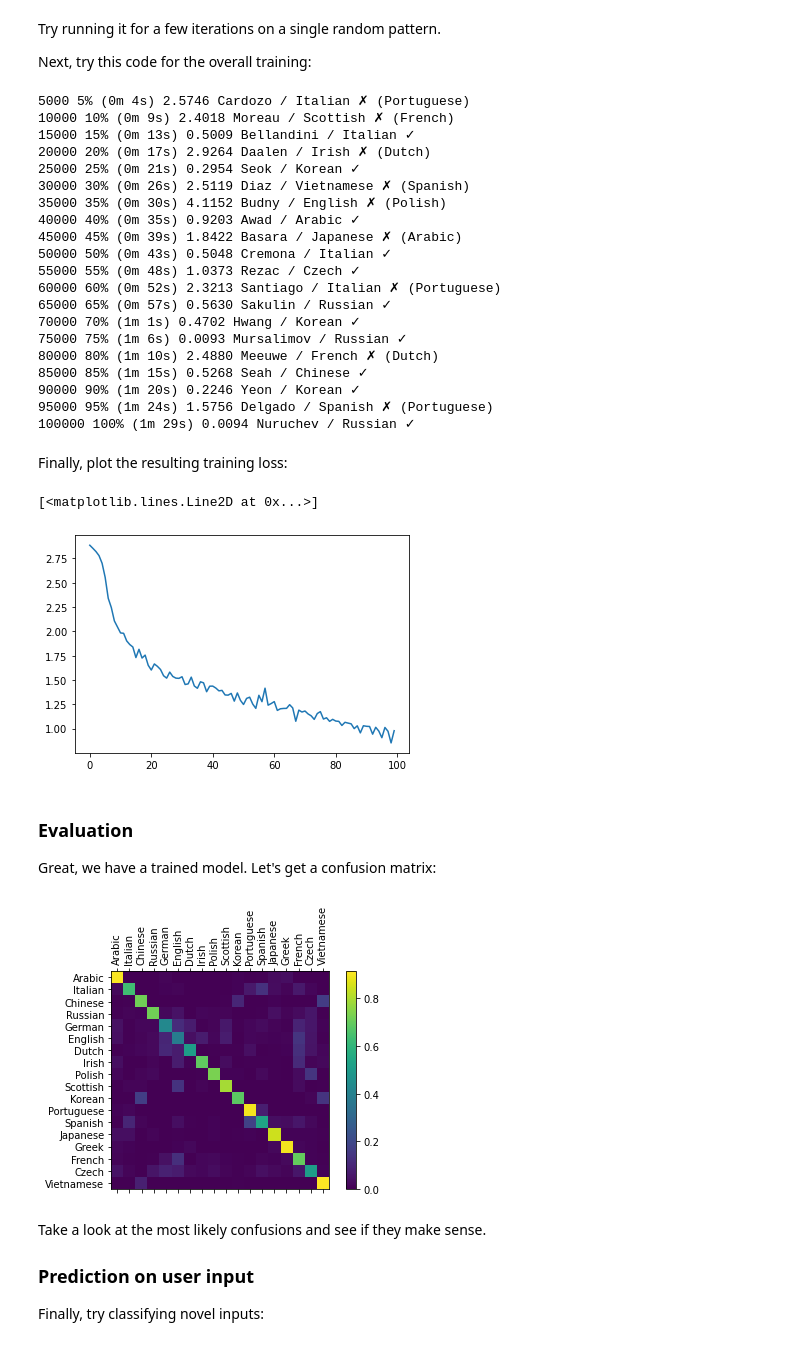
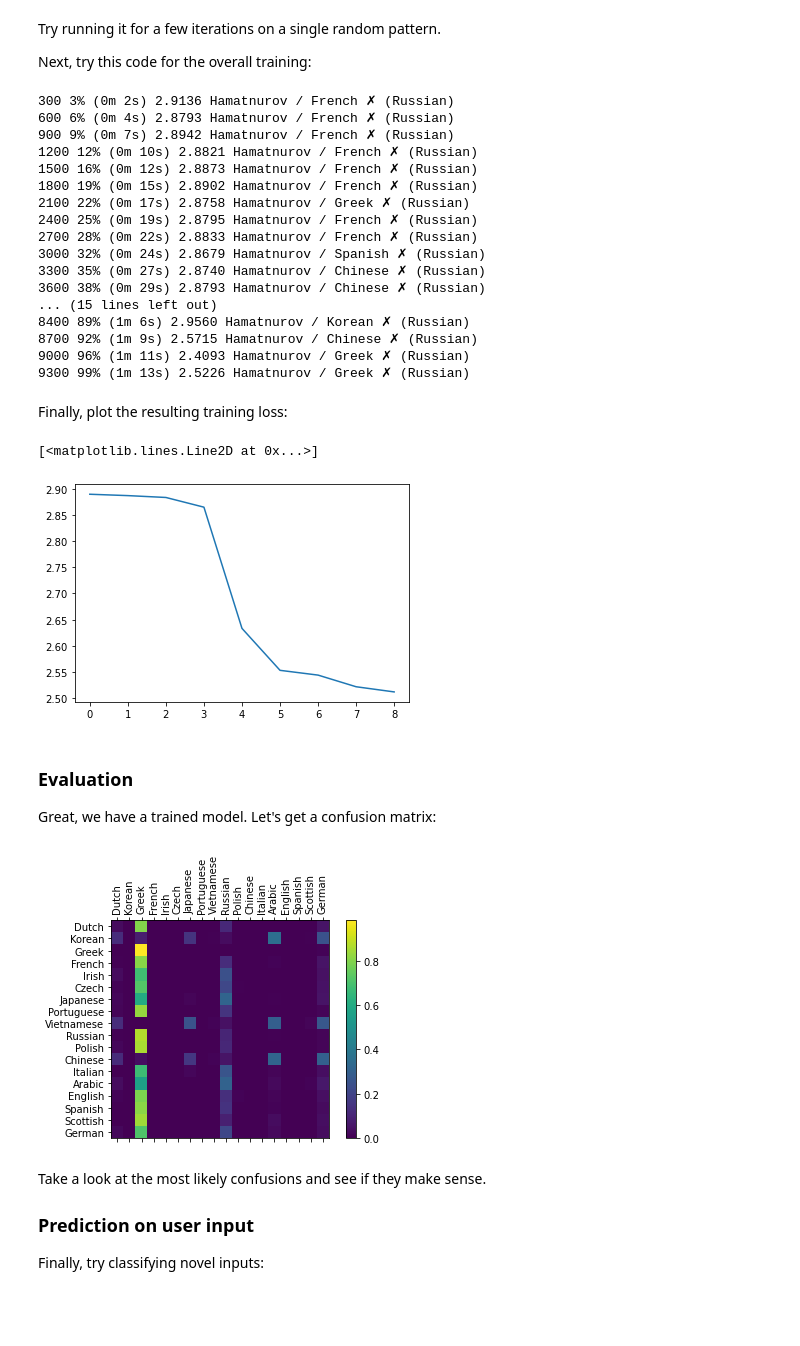
Before and after one commit to zMaxKunGz/RTML, a Jupyter notebook: Labs/09-RNNs/09-RNNs.ipynb, the cells around one changed output. Saved outputs shown, nothing was run; the diff lists cells and outputs as text; code cells hidden in the pictures; blank space fills up the shorter version.

Commit message:
lab09 RNN added minibatch

```diff
--- a/Labs/09-RNNs/09-RNNs.ipynb
+++ b/Labs/09-RNNs/09-RNNs.ipynb
@@ -285,10 +283,11 @@ class RNN(nn.Module):
         output = self.softmax(output)
         return output, hidden
 
-    def initHidden(self):
-        return torch.zeros(1, self.hidden_size)
+    def initHidden(self, size):
+        return torch.zeros(size, self.hidden_size)
 
 n_hidden = 128
+
 rnn = RNN(n_letters, n_hidden, n_categories)
 # %% [markdown]
 A quick inspection shows that this only implements one time step for the model.
@@ -397,7 +396,7 @@ Then a function for training on one sequence:
 learning_rate = 0.005 # If you set this too high, it might explode. If too low, it might not learn
 
 def train(category_tensor, line_tensor):
-    hidden = rnn.initHidden()
+    hidden = rnn.initHidden(batch_size)
 
     rnn.zero_grad()
 
@@ -420,9 +419,10 @@ Next, try this code for the overall training:
 import time
 import math
 
-n_iters = 100000
-print_every = 5000
+n_iters = 300000
+print_every = 300
 plot_every = 1000
+batch_size = 32
 
 # Keep track of losses for plotting
 current_loss = 0
@@ -437,42 +437,39 @@ def timeSince(since):
 
 start = time.time()
 
-for iter in range(1, n_iters + 1):
-    category, line, category_tensor, line_tensor = randomTrainingExample()
-    output, loss = train(category_tensor, line_tensor)
+for iter in range(1, int((n_iters + 1)/batch_size)):
+    labels, minibatch_line_tensors = random_build_mini_batch(batch_size)
+    output, loss = train(labels, minibatch_line_tensors)
     current_loss += loss
 
     # Print iter number, loss, name and guess
     if iter % print_every == 0:
         guess, guess_i = categoryFromOutput(output)
         correct = '✓' if guess == category else '✗ (%s)' % category
-        print('%d %d%% (%s) %.4f %s / %s %s' % (iter, iter / n_iters * 100, timeSince(start), loss, line, guess, correct))
+        print('%d %d%% (%s) %.4f %s / %s %s' % (iter, iter / (n_iters/batch_size) * 100, timeSince(start), loss, line, guess, correct))
 
     # Add current loss avg to list of losses
     if iter % plot_every == 0:
         all_losses.append(current_loss / plot_every)
         current_loss = 0
 # %% [output]
-5000 5% (0m 4s) 2.5746 Cardozo / Italian ✗ (Portuguese)
-10000 10% (0m 9s) 2.4018 Moreau / Scottish ✗ (French)
-15000 15% (0m 13s) 0.5009 Bellandini / Italian ✓
-20000 20% (0m 17s) 2.9264 Daalen / Irish ✗ (Dutch)
-25000 25% (0m 21s) 0.2954 Seok / Korean ✓
-30000 30% (0m 26s) 2.5119 Diaz / Vietnamese ✗ (Spanish)
-35000 35% (0m 30s) 4.1152 Budny / English ✗ (Polish)
-40000 40% (0m 35s) 0.9203 Awad / Arabic ✓
-45000 45% (0m 39s) 1.8422 Basara / Japanese ✗ (Arabic)
-50000 50% (0m 43s) 0.5048 Cremona / Italian ✓
-55000 55% (0m 48s) 1.0373 Rezac / Czech ✓
-60000 60% (0m 52s) 2.3213 Santiago / Italian ✗ (Portuguese)
-65000 65% (0m 57s) 0.5630 Sakulin / Russian ✓
-70000 70% (1m 1s) 0.4702 Hwang / Korean ✓
-75000 75% (1m 6s) 0.0093 Mursalimov / Russian ✓
-80000 80% (1m 10s) 2.4880 Meeuwe / French ✗ (Dutch)
-85000 85% (1m 15s) 0.5268 Seah / Chinese ✓
-90000 90% (1m 20s) 0.2246 Yeon / Korean ✓
-95000 95% (1m 24s) 1.5756 Delgado / Spanish ✗ (Portuguese)
-100000 100% (1m 29s) 0.0094 Nuruchev / Russian ✓
+300 3% (0m 2s) 2.9136 Hamatnurov / French ✗ (Russian)
+600 6% (0m 4s) 2.8793 Hamatnurov / French ✗ (Russian)
+900 9% (0m 7s) 2.8942 Hamatnurov / French ✗ (Russian)
+1200 12% (0m 10s) 2.8821 Hamatnurov / French ✗ (Russian)
+1500 16% (0m 12s) 2.8873 Hamatnurov / French ✗ (Russian)
+1800 19% (0m 15s) 2.8902 Hamatnurov / French ✗ (Russian)
+2100 22% (0m 17s) 2.8758 Hamatnurov / Greek ✗ (Russian)
+2400 25% (0m 19s) 2.8795 Hamatnurov / French ✗ (Russian)
+2700 28% (0m 22s) 2.8833 Hamatnurov / French ✗ (Russian)
+3000 32% (0m 24s) 2.8679 Hamatnurov / Spanish ✗ (Russian)
+3300 35% (0m 27s) 2.8740 Hamatnurov / Chinese ✗ (Russian)
+3600 38% (0m 29s) 2.8793 Hamatnurov / Chinese ✗ (Russian)
+... (15 lines left out)
+8400 89% (1m 6s) 2.9560 Hamatnurov / Korean ✗ (Russian)
+8700 92% (1m 9s) 2.5715 Hamatnurov / Chinese ✗ (Russian)
+9000 96% (1m 11s) 2.4093 Hamatnurov / Greek ✗ (Russian)
+9300 99% (1m 13s) 2.5226 Hamatnurov / Greek ✗ (Russian)
 # %% [markdown]
  Finally, plot the resulting training loss:
 # %%
@@ -483,7 +480,7 @@ plt.figure()
 plt.plot(all_losses)
 # %% [output]
 [<matplotlib.lines.Line2D at 0x...>]
-[figure, old version]
+[figure, new version]
 # %% [markdown]
 ### Evaluation
 
@@ -495,7 +492,7 @@ n_confusion = 10000
 
 # Just return an output given a line
 def evaluate(line_tensor):
-    hidden = rnn.initHidden()
+    hidden = rnn.initHidden(1)
 
     for i in range(line_tensor.size()[0]):
         output, hidden = rnn(line_tensor[i], hidden)
@@ -504,34 +501,34 @@ def evaluate(line_tensor):
 
 # Go through a bunch of examples and record which are correctly guessed
 for i in range(n_confusion):
     category, line, category_tensor, line_tensor = randomTrainingExample()
     output = evaluate(line_tensor)
     guess, guess_i = categoryFromOutput(output)
     category_i = all_categories.index(category)
     confusion[category_i][guess_i] += 1
 
 # Normalize by dividing every row by its sum
 for i in range(n_categories):
     confusion[i] = confusion[i] / confusion[i].sum()
 
 # Set up plot
 fig = plt.figure()
 ax = fig.add_subplot(111)
 cax = ax.matshow(confusion.numpy())
 fig.colorbar(cax)
 
 # Set up axes
 ax.set_xticklabels([''] + all_categories, rotation=90)
 ax.set_yticklabels([''] + all_categories)
 
 # Force label at every tick
 ax.xaxis.set_major_locator(ticker.MultipleLocator(1))
 ax.yaxis.set_major_locator(ticker.MultipleLocator(1))
 
 # sphinx_gallery_thumbnail_number = 2
 plt.show()
 # %% [output]
-[figure, old version]
+[figure, new version]
 # %% [markdown]
 Take a look at the most likely confusions and see if they make sense.
 
```
Also changed, not shown: parts of 7 cells of this notebook.
